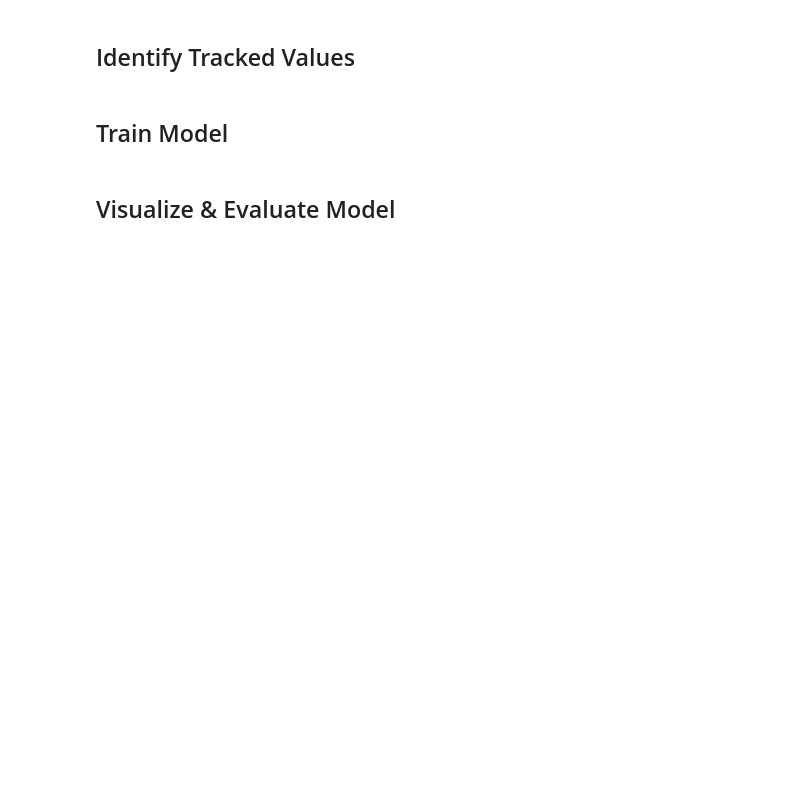
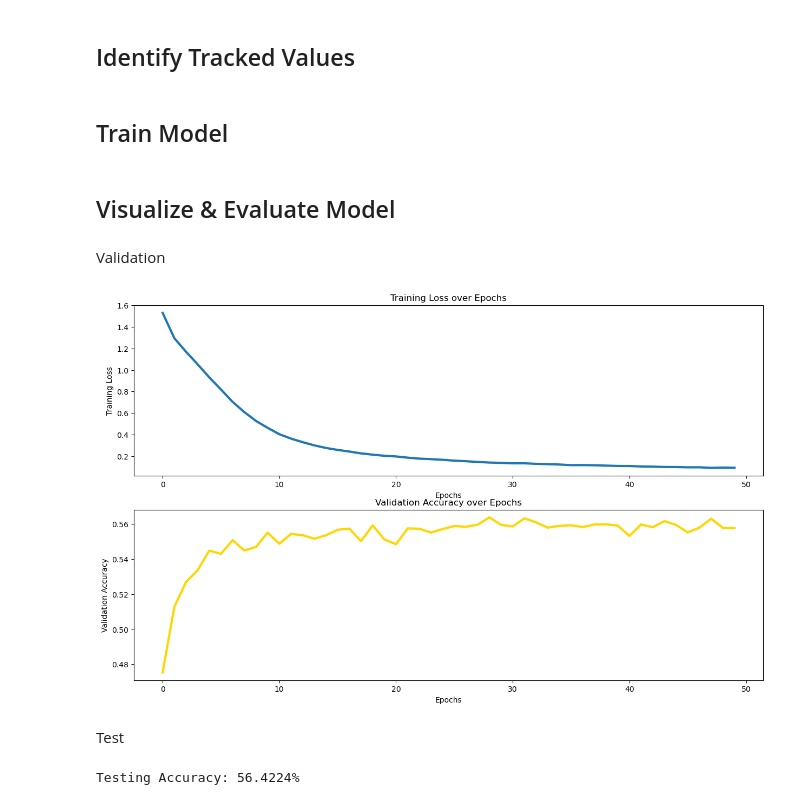
Before and after one commit to javiergd64/phys417final, a Jupyter notebook: final_template/Lab9_Template.ipynb, the cells around one changed output. Cells and saved outputs as stored; diff of their text form; code cells hidden in the pictures; blank space fills up the shorter version.

```diff
--- a/final_template/Lab9_Template.ipynb
+++ b/final_template/Lab9_Template.ipynb
@@ -72,0 +111,9 @@ print(test_data.shape)
+# %%
+# Defining scaling function
+from sklearn.preprocessing import StandardScaler
+scaler = StandardScaler()
+
+# Scale the dataset according to standard scaling
+train_data = scaler.fit_transform(train_data) # Fitting to and scaling training data
+validation_data = scaler.transform(validation_data)
+test_data = scaler.transform(test_data)# scaling testing data
@@ -73,2 +137,15 @@ print(test_data.shape)
+# %%
+# Make them into tensors
+train_inputs = torch.from_numpy(train_features).float().to(d) # converting to floats
+train_targets = torch.from_numpy(train_labels).long().to(d) # converting to 64-bit integer
+
+validation_inputs = torch.from_numpy(validation_features).float().to(d) # converting to floats
+validation_targets = torch.from_numpy(validation_labels).long().to(d) # converting to 64-bit integer
+
+testing_inputs = torch.from_numpy(test_features).float().to(d) # converting to floats
+testing_targets = torch.from_numpy(test_labels).long().to(d) # converting to 64-bit integer
+
+# NOTE: Each of the tensors above used .to(d) which takes out tensors and puts them "in" my computers gpu
+#       I did this to speed up computation and to actually use cuda.
 # %% [markdown]
 ## Define Model
@@ -77,4 +268,8 @@ print(test_data.shape)
 # %% [markdown]
 ## Identify Tracked Values
+# %%
+# Placeholders for training loss and validation accuracy during training
+train_loss_list = []
+validation_accuracy_list = []
 # %% [markdown]
 ## Train Model
@@ -81,2 +316,40 @@ print(test_data.shape)
 # %% [markdown]
 ## Visualize & Evaluate Model
+# %% [markdown]
+Validation
+# %%
+# Visualizing training loss and validation set accuracy
+plt.figure(figsize = (15, 9))
+
+# Plot for Training Loss
+plt.subplot(2, 1, 1)
+plt.plot(train_loss_list, linewidth = 3)
+plt.title("Training Loss over Epochs")
+plt.ylabel("Training Loss")
+plt.xlabel("Epochs")
+
+# Accuracy for validation set
+plt.subplot(2, 1, 2)
+plt.plot(validation_accuracy_list, linewidth = 3, color = 'gold')
+plt.title("Validation Accuracy over Epochs")
+plt.ylabel("Validation Accuracy")
+plt.xlabel("Epochs")
+plt.show()
+# %% [output]
+[figure, added]
+# %% [markdown]
+Test
+# %%
+# Compute the testing accuracy
+model.eval() # good practice again
+with torch.no_grad():
+    # testing model on test samples to get predicted values
+    y_pred_test = model(testing_inputs)
+
+    # Use the same technique as above to compute the testing classification accuracy
+    predicted_targets = torch.argmax(y_pred_test, dim=1)
+    correct = (predicted_targets == testing_targets).type(torch.FloatTensor)
+
+    print("Testing Accuracy: " + str(correct.mean().numpy()*100) + '%') # printing the percentage
+# %% [output]
+Testing Accuracy: 56.4224%
```
Also changed, not shown: parts of 12 cells of this notebook.
